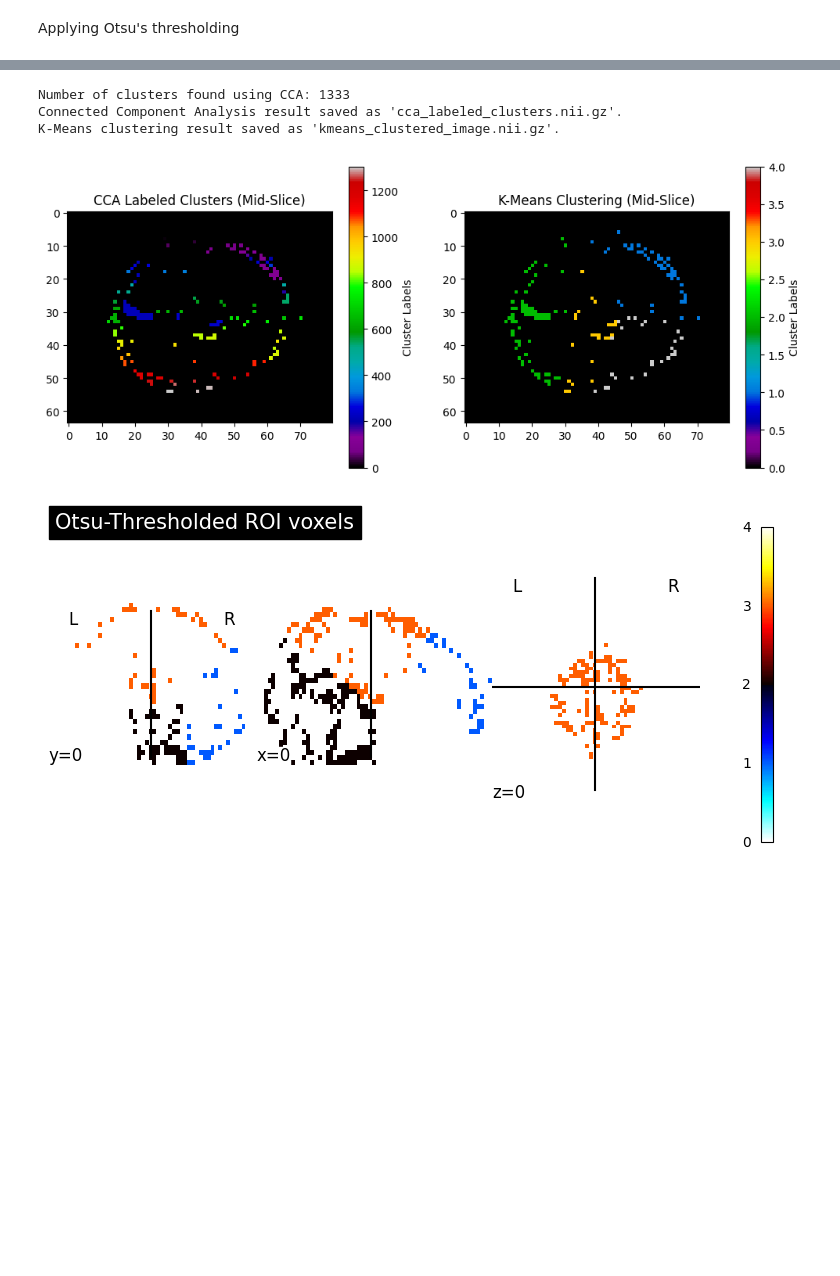
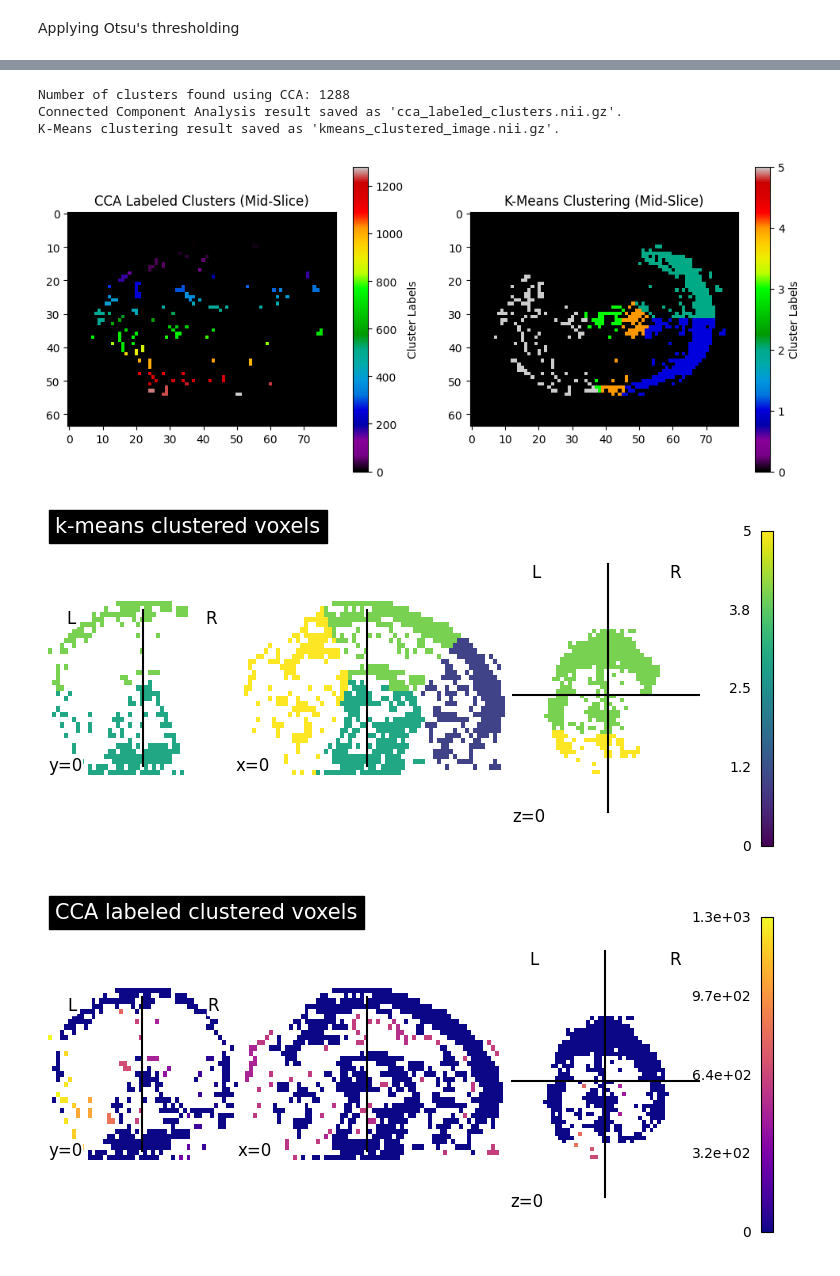
Before and after one commit to Bikesh14/FunctionalNeuroimaging-ADHD, a Jupyter notebook: main.ipynb, the cells around one changed output, grey strips where cells are left out. Saved outputs shown, nothing was run; the diff lists cells and outputs as text; code cells hidden in the pictures; blank space fills up the shorter version.

```diff
--- a/main.ipynb
+++ b/main.ipynb
@@ -293,0 +501,11 @@ Number of clusters found: 1333
+# %%
+# Load the saved NIfTI file
+mask_nifti_image = nib.load('voxel_mask_ROI_adhd.nii.gz')
+
+# Define a custom colormap (white for 0s and black for 1s)
+cmap = LinearSegmentedColormap.from_list('black_white_cmap', ['white', 'black'])
+# Plot using the custom colormap
+plotting.plot_stat_map(mask_nifti_image, display_mode='ortho', title='Binary Mask after Otsu\'s thresholding', cut_coords=(0, 0, 0),
+                   bg_img=None, cmap=cmap)
+
+plotting.show()
@@ -304,62 +524,76 @@ labeled_array, num_features = label(thresholded_sd_diff > 0)
 print(f"Number of clusters found using CCA: {num_features}")
 
 # Save the labeled CCA result as a NIfTI file
-cca_img = nib.Nifti1Image(labeled_array.astype(np.int32), affine=img.affine)
+cca_img = nib.Nifti1Image(labeled_array.astype(np.int32), affine=affine)
 nib.save(cca_img, 'cca_labeled_clusters.nii.gz')
 print("Connected Component Analysis result saved as 'cca_labeled_clusters.nii.gz'.")
 
+
 # K-Means Clustering
+
 # Flatten the data and keep non-zero values for clustering
 non_zero_mask = thresholded_sd_diff > 0
 data_points = np.argwhere(non_zero_mask)  # Extract coordinates of non-zero points
 intensities = thresholded_sd_diff[non_zero_mask].reshape(-1, 1)
 
-# Combine coordinates and intensities for clustering (optional)
+# Combine coordinates and intensities for clustering
 features = np.hstack((data_points, intensities))
 
 # Apply k-means clustering
-num_clusters = 4
-
+num_clusters = 6
 kmeans = KMeans(n_clusters=num_clusters, random_state=0).fit(features)
 labels = kmeans.labels_
 
 # Map the k-means labels back to the original shape
 kmeans_clustered_image = np.zeros_like(thresholded_sd_diff, dtype=np.int32)
-kmeans_clustered_image[non_zero_mask] = labels + 1  # Add 1 to avoid using 0 as a label
+kmeans_clustered_image[non_zero_mask] = labels   # Add 1 to avoid using 0 as a label
 
 # Save the K-means result as a NIfTI file
-kmeans_img = nib.Nifti1Image(kmeans_clustered_image, affine=img.affine)
+kmeans_img = nib.Nifti1Image(kmeans_clustered_image, affine=affine)
 nib.save(kmeans_img, 'kmeans_clustered_image.nii.gz')
 print("K-Means clustering result saved as 'kmeans_clustered_image.nii.gz'.")
 
-# Visualize one slice of each result (optional)
+# Visualize one slice of each result
+
 plt.figure(figsize=(12, 5))
-
 plt.subplot(1, 2, 1)
 plt.title("CCA Labeled Clusters (Mid-Slice)")
 plt.imshow(labeled_array[:, :, labeled_array.shape[2] // 2], cmap='nipy_spectral')
 plt.colorbar(label='Cluster Labels')
 
 plt.subplot(1, 2, 2)
 plt.title("K-Means Clustering (Mid-Slice)")
 plt.imshow(kmeans_clustered_image[:, :, kmeans_clustered_image.shape[2] // 2], cmap='nipy_spectral')
 plt.colorbar(label='Cluster Labels')
 
 plt.show()
 
 plotting.plot_stat_map(
     kmeans_img,
-    title="Otsu-Thresholded ROI voxels",
+    title="k-means clustered voxels",
     display_mode='ortho',
    threshold=0,
     cut_coords=(0, 0, 0),
     colorbar=True,
-              bg_img=None
+            bg_img=None,
+              cmap='viridis',
 )
 plotting.show()
+
+plotting.plot_stat_map(
+    cca_img,
+    title="CCA labeled clustered voxels",
+    display_mode='ortho',
+   threshold=0,
+    colorbar=True,
+              bg_img=None,
+              cmap='plasma', cut_coords=(0, 0, 0)
+)
+plotting.show()
 # %% [output]
-Number of clusters found using CCA: 1333
+Number of clusters found using CCA: 1288
 Connected Component Analysis result saved as 'cca_labeled_clusters.nii.gz'.
 K-Means clustering result saved as 'kmeans_clustered_image.nii.gz'.
-[figure, old version]
+[figure, new version]
-[figure, old version]
+[figure, new version]
+[figure, added]
```
Also changed, not shown: parts of 31 cells of this notebook.
